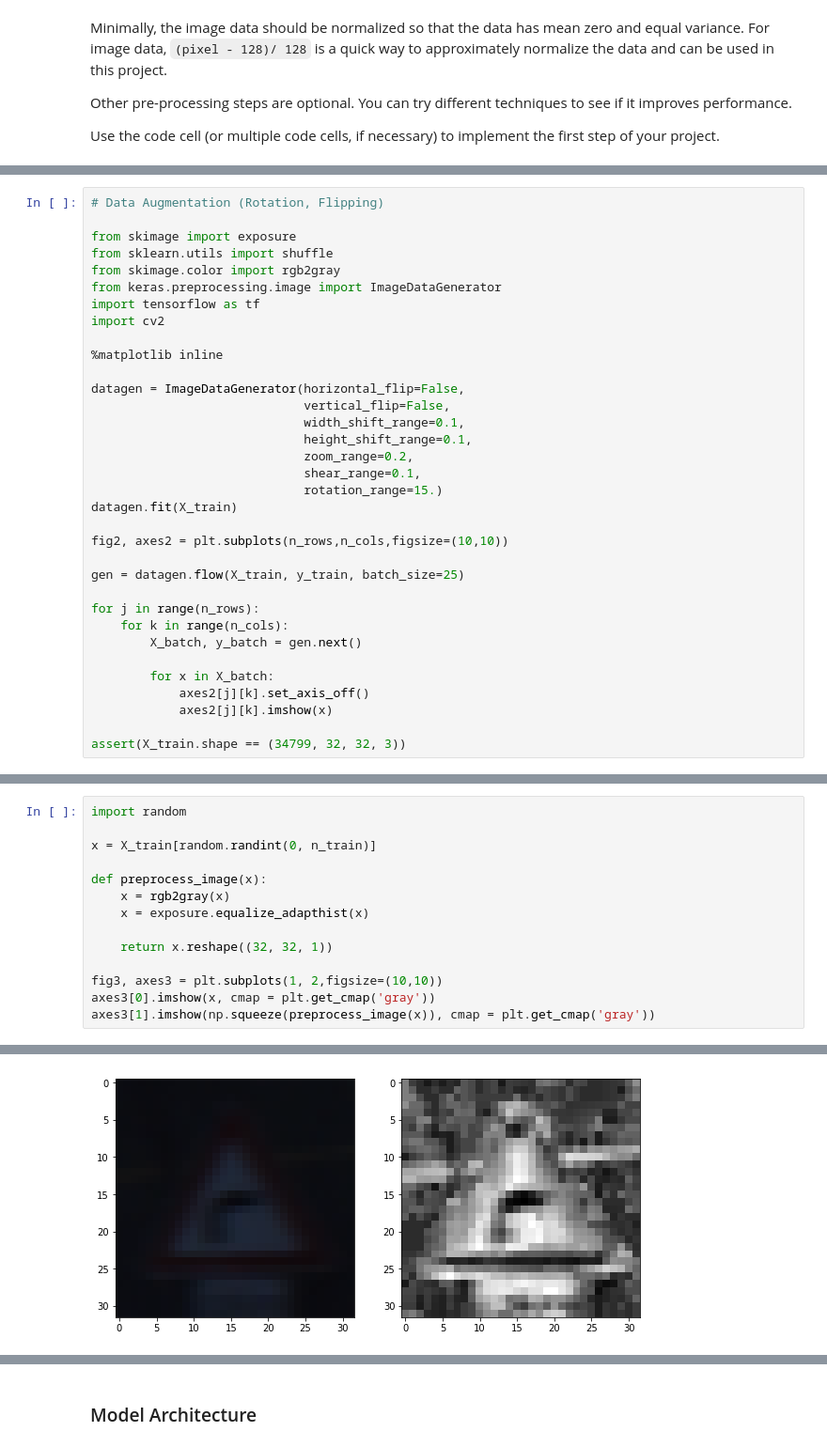
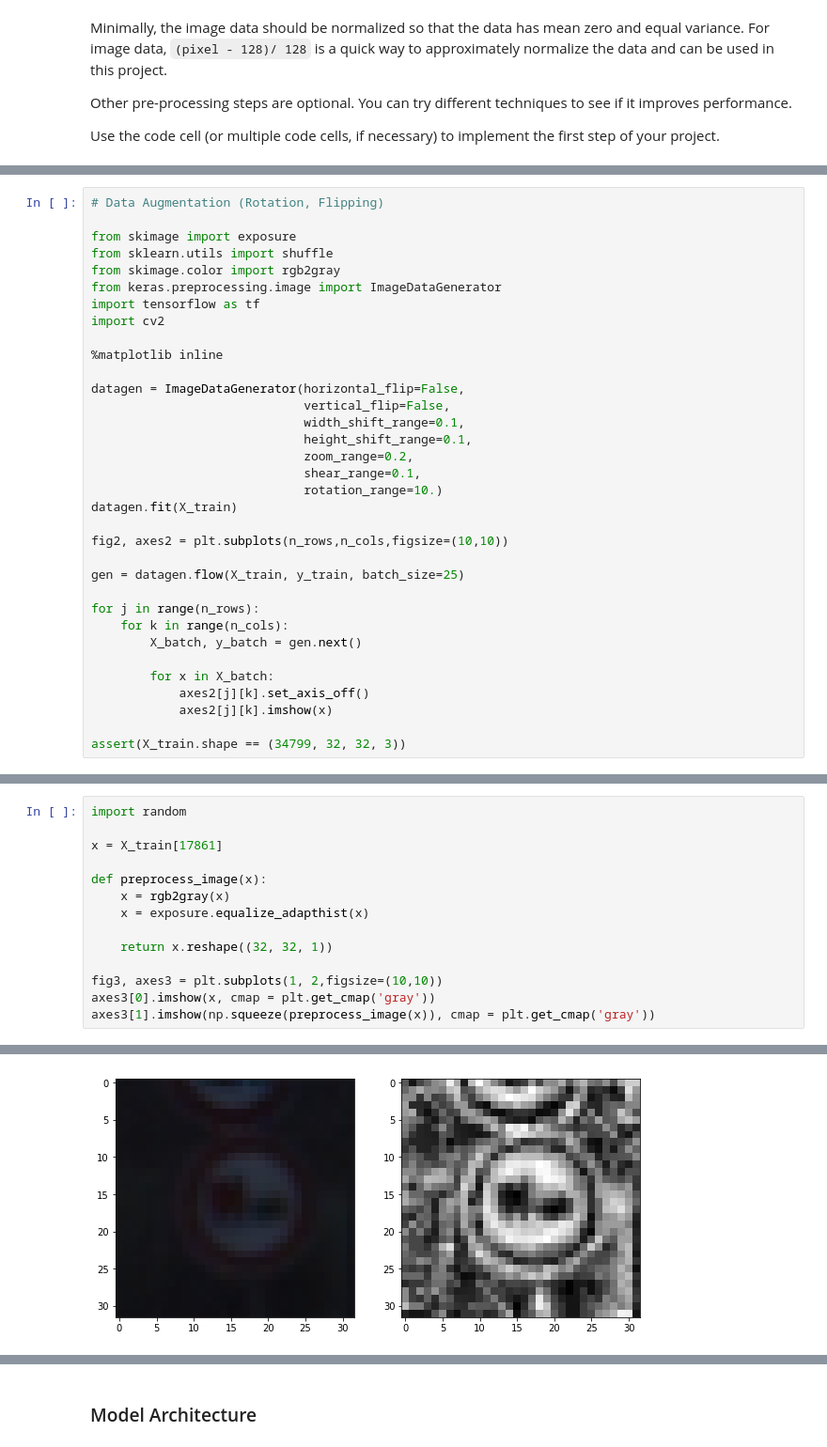
Before and after one commit to benjamintanweihao/CarND-Traffic-Sign-Classifier-Project, a Jupyter notebook: Traffic_Sign_Classifier.ipynb, the cells around one changed output, grey strips where cells are left out. Shown: that part at 94% size. Cells and saved outputs as stored; diff of their text form.

```diff
--- a/Traffic_Sign_Classifier.ipynb
+++ b/Traffic_Sign_Classifier.ipynb
@@ -169,7 +190,7 @@ datagen = ImageDataGenerator(horizontal_flip=False,
                              height_shift_range=0.1,
                              zoom_range=0.2,
                              shear_range=0.1,
-                             rotation_range=15.)
+                             rotation_range=10.)
 datagen.fit(X_train)
 
 fig2, axes2 = plt.subplots(n_rows,n_cols,figsize=(10,10))
@@ -191,20 +212,20 @@ Using TensorFlow backend.
 # %%
 import random
 
-x = X_train[random.randint(0, n_train)]
+x = X_train[17861]
 
 def preprocess_image(x):
     x = rgb2gray(x)
     x = exposure.equalize_adapthist(x)
 
     return x.reshape((32, 32, 1))
 
 fig3, axes3 = plt.subplots(1, 2,figsize=(10,10))
 axes3[0].imshow(x, cmap = plt.get_cmap('gray'))
 axes3[1].imshow(np.squeeze(preprocess_image(x)), cmap = plt.get_cmap('gray'))
 # %% [output]
 <matplotlib.image.AxesImage at 0x...>
-[figure, old version]
+[figure, new version]
 # %%
 ### Preprocess dataset
 
```
Also changed, not shown: parts of 21 cells of this notebook, 9 other files.
